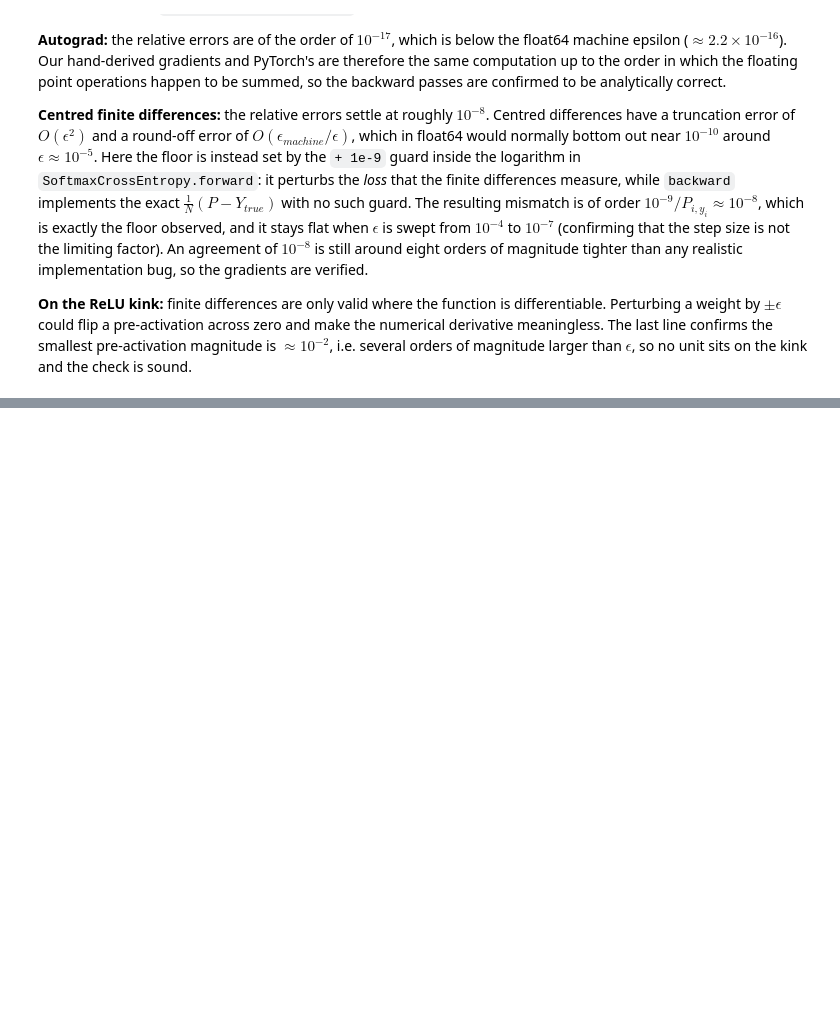
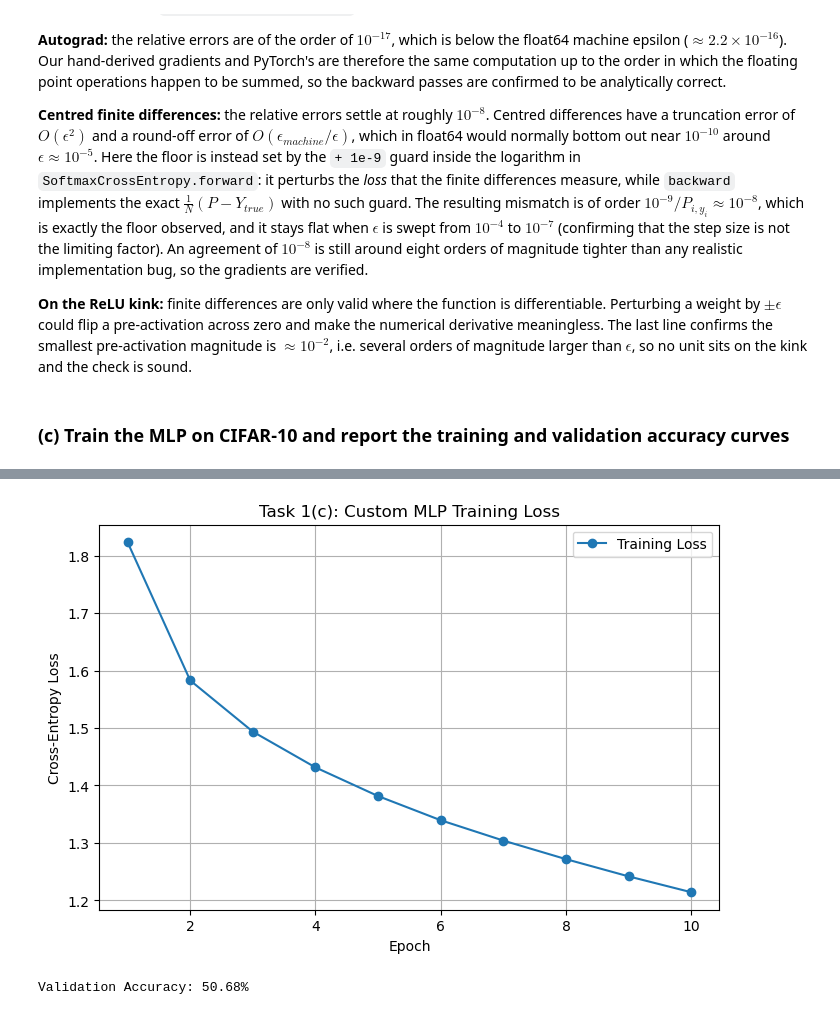
Before and after one commit to minuraashen/EN4554-Deep-Learning-for-Vision, a Jupyter notebook: Assignment_02/cnn.ipynb, the cells around one changed output, grey strips where cells are left out. Cells and saved outputs as stored; diff of their text form; code cells hidden in the pictures; blank space fills up the shorter version.

Commit message:
run mlp with one hidden layer, state validation accuracy and plot the loss curves

```diff
--- a/Assignment_02/cnn.ipynb
+++ b/Assignment_02/cnn.ipynb
@@ -311,3 +311,79 @@ The check is run on the **whole MLP** rather than on a single layer. A dummy los
 **Centred finite differences:** the relative errors settle at roughly $10^{-8}$. Centred differences have a truncation error of $O(\epsilon^2)$ and a round-off error of $O(\epsilon_{machine}/\epsilon)$, which in float64 would normally bottom out near $10^{-10}$ around $\epsilon \approx 10^{-5}$. Here the floor is instead set by the `+ 1e-9` guard inside the logarithm in `SoftmaxCrossEntropy.forward`: it perturbs the *loss* that the finite differences measure, while `backward` implements the exact $\frac{1}{N}(P - Y_{true})$ with no such guard. The resulting mismatch is of order $10^{-9}/P_{i,y_i} \approx 10^{-8}$, which is exactly the floor observed, and it stays flat when $\epsilon$ is swept from $10^{-4}$ to $10^{-7}$ (confirming that the step size is not the limiting factor). An agreement of $10^{-8}$ is still around eight orders of magnitude tighter than any realistic implementation bug, so the gradients are verified.
 
 **On the ReLU kink:** finite differences are only valid where the function is differentiable. Perturbing a weight by $\pm \epsilon$ could flip a pre-activation across zero and make the numerical derivative meaningless. The last line confirms the smallest pre-activation magnitude is $\approx 10^{-2}$, i.e. several orders of magnitude larger than $\epsilon$, so no unit sits on the kink and the check is sound.
+# %% [markdown]
+### **(c) Train the MLP on CIFAR-10 and report the training and validation accuracy curves**
+# %%
+import matplotlib.pyplot as plt
+
+# 1. Initialize our custom MLP
+# CIFAR-10 flattened size: 3 * 32 * 32 = 3072.
+# We'll use a simple hidden layer of size 256, outputting to 10 classes.
+layer_sizes = [3072, 256, 10]
+model = MLP(layer_sizes)
+
+# Hyperparameters
+learning_rate = 0.01
+epochs = 10
+train_losses = []
+
+print("Starting custom MLP training...")
+
+for epoch in range(epochs):
+    epoch_loss = 0.0
+    batches = 0
+
+    # Iterate through the DataLoader we set up earlier
+    for images, labels in train_loader:
+        # Flatten the images: (batch_size, 3, 32, 32) -> (batch_size, 3072)
+        batch_size = images.shape[0]
+        x_flat = images.view(batch_size, -1)
+
+        # Forward pass
+        logits = model.forward(x_flat)
+        loss = model.criterion.forward(logits, labels)
+
+        # Backward pass
+        model.backward()
+
+        # SGD Weight Update (Manual)
+        for layer in model.layers:
+            if isinstance(layer, Linear):
+                layer.W -= learning_rate * layer.dW
+                layer.b -= learning_rate * layer.db
+
+        epoch_loss += loss.item()
+        batches += 1
+
+    avg_loss = epoch_loss / batches
+    train_losses.append(avg_loss)
+    print(f"Epoch {epoch+1}/{epochs} | Loss: {avg_loss:.4f}")
+
+# 2. Plot the training loss
+plt.figure(figsize=(8, 5))
+plt.plot(range(1, epochs + 1), train_losses, marker='o', label='Training Loss')
+plt.xlabel('Epoch')
+plt.ylabel('Cross-Entropy Loss')
+plt.title('Task 1(c): Custom MLP Training Loss')
+plt.grid(True)
+plt.legend()
+plt.show()
+
+# 3. Calculate Validation Accuracy
+correct = 0
+total = 0
+
+# No need for torch.no_grad() since we aren't using autograd anyway,
+# but good practice for data loading
+for images, labels in val_loader:
+    x_flat = images.view(images.shape[0], -1)
+    logits = model.forward(x_flat)
+
+    # Get predictions (argmax of probabilities or logits)
+    predictions = torch.argmax(logits, dim=1)
+    correct += (predictions == labels).sum().item()
+    total += labels.size(0)
+
+val_accuracy = 100 * correct / total
+print(f"Validation Accuracy: {val_accuracy:.2f}%")
+# %% [output]
@@ -313,0 +401,2 @@ The check is run on the **whole MLP** rather than on a single layer. A dummy los
+[figure, added]
+Validation Accuracy: 50.68%
```
Also changed, not shown: parts of 1 cell of this notebook.
